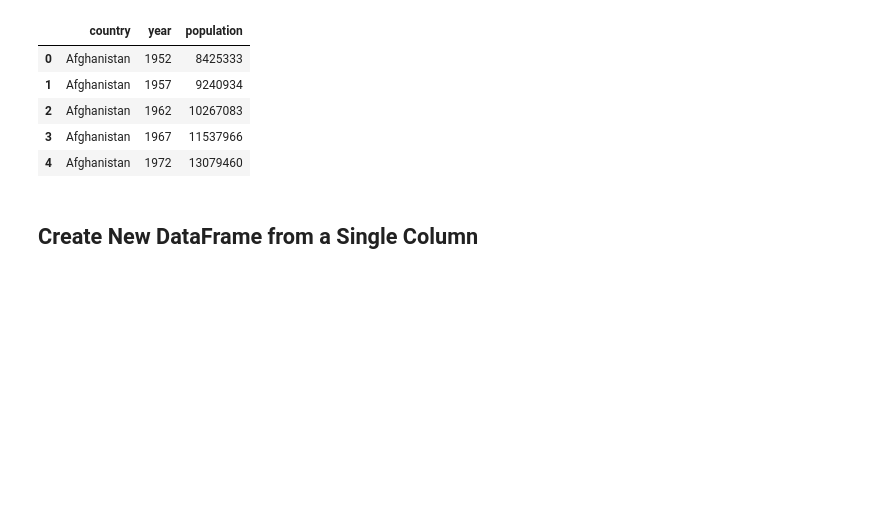
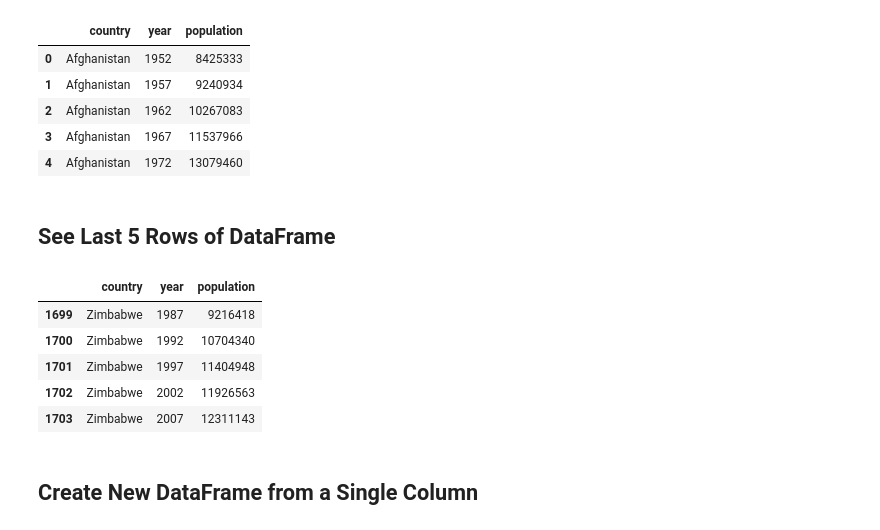
Before and after one commit to priscilla-arinze/PythonReview, a Jupyter notebook: LIBRARIES/Pandas_Intro.ipynb, the cells around one changed output. Drawn from its saved outputs; the diff is of its cells as text; code cells hidden in the pictures; blank space fills up the shorter version.

```diff
--- a/LIBRARIES/Pandas_Intro.ipynb
+++ b/LIBRARIES/Pandas_Intro.ipynb
@@ -76,6 +88,17 @@ df_csv.head()
 | 2 | Afghanistan | 1962 | 10267083 |
 | 3 | Afghanistan | 1967 | 11537966 |
 | 4 | Afghanistan | 1972 | 13079460 |
+# %% [markdown]
+## See Last 5 Rows of DataFrame
+# %%
+df_csv.tail()
+# %% [output]
+|  | country | year | population |
+| 1699 | Zimbabwe | 1987 | 9216418 |
+| 1700 | Zimbabwe | 1992 | 10704340 |
+| 1701 | Zimbabwe | 1997 | 11404948 |
+| 1702 | Zimbabwe | 2002 | 11926563 |
+| 1703 | Zimbabwe | 2007 | 12311143 |
 # %% [markdown]
 ## Create New DataFrame from a Single Column
 # %%
```
Also changed, not shown: parts of 8 cells of this notebook, 2 other files.
